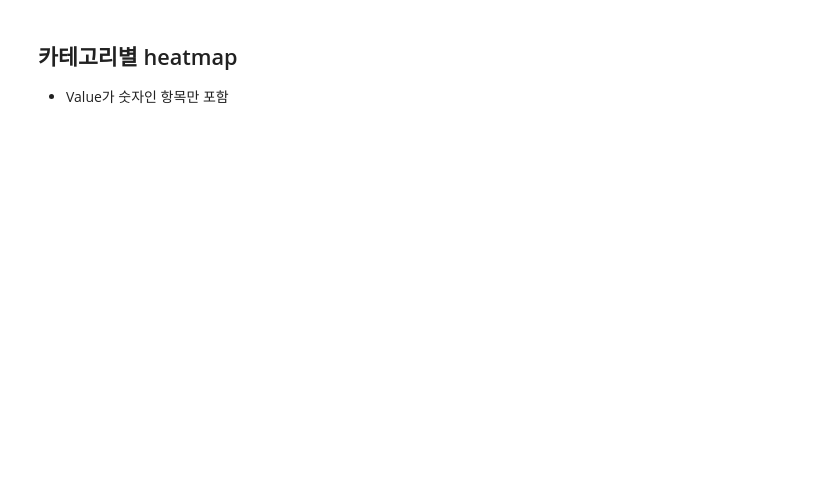
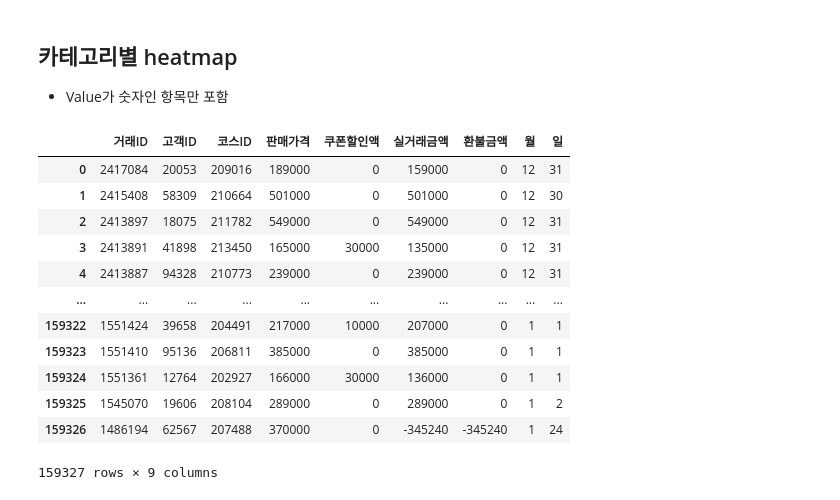
Before and after one commit to ParkSungHyon/mini_project, a Jupyter notebook: main3_230512.ipynb, the cells around one changed output. Cells and saved outputs as stored; diff of their text form; code cells hidden in the pictures; blank space fills up the shorter version.

```diff
--- a/main3_230512.ipynb
+++ b/main3_230512.ipynb
@@ -140,8 +198,22 @@ plt.show()
 ## 카테고리별 heatmap
 - Value가 숫자인 항목만 포함
 # %%
-df_corr = df[['거래ID', '유형', '고객ID', '코스ID', '판매가격', '쿠폰할인액', '실거래금액', '환불금액', '월', '일']]
+df_corr = df[['거래ID', '고객ID', '코스ID', '판매가격', '쿠폰할인액', '실거래금액', '환불금액', '월', '일']]
 df_corr
+# %% [output]
+|  | 거래ID | 고객ID | 코스ID | 판매가격 | 쿠폰할인액 | 실거래금액 | 환불금액 | 월 | 일 |
+| 0 | 2417084 | 20053 | 209016 | 189000 | 0 | 159000 | 0 | 12 | 31 |
+| 1 | 2415408 | 58309 | 210664 | 501000 | 0 | 501000 | 0 | 12 | 30 |
+| 2 | 2413897 | 18075 | 211782 | 549000 | 0 | 549000 | 0 | 12 | 31 |
+| 3 | 2413891 | 41898 | 213450 | 165000 | 30000 | 135000 | 0 | 12 | 31 |
+| 4 | 2413887 | 94328 | 210773 | 239000 | 0 | 239000 | 0 | 12 | 31 |
+| ... | ... | ... | ... | ... | ... | ... | ... | ... | ... |
+| 159322 | 1551424 | 39658 | 204491 | 217000 | 10000 | 207000 | 0 | 1 | 1 |
+| 159323 | 1551410 | 95136 | 206811 | 385000 | 0 | 385000 | 0 | 1 | 1 |
+| 159324 | 1551361 | 12764 | 202927 | 166000 | 30000 | 136000 | 0 | 1 | 1 |
+| 159325 | 1545070 | 19606 | 208104 | 289000 | 0 | 289000 | 0 | 1 | 2 |
+| 159326 | 1486194 | 62567 | 207488 | 370000 | 0 | -345240 | -345240 | 1 | 24 |
+159327 rows × 9 columns
 # %%
 df_corr = df_corr.corr().round(2)
 df_corr
```
Also changed, not shown: parts of 10 cells of this notebook, 1 other file.
